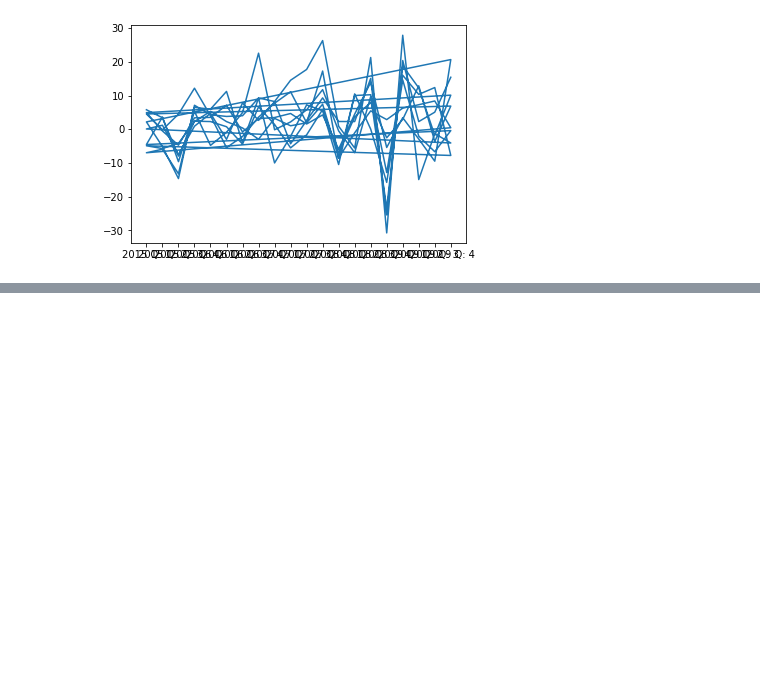
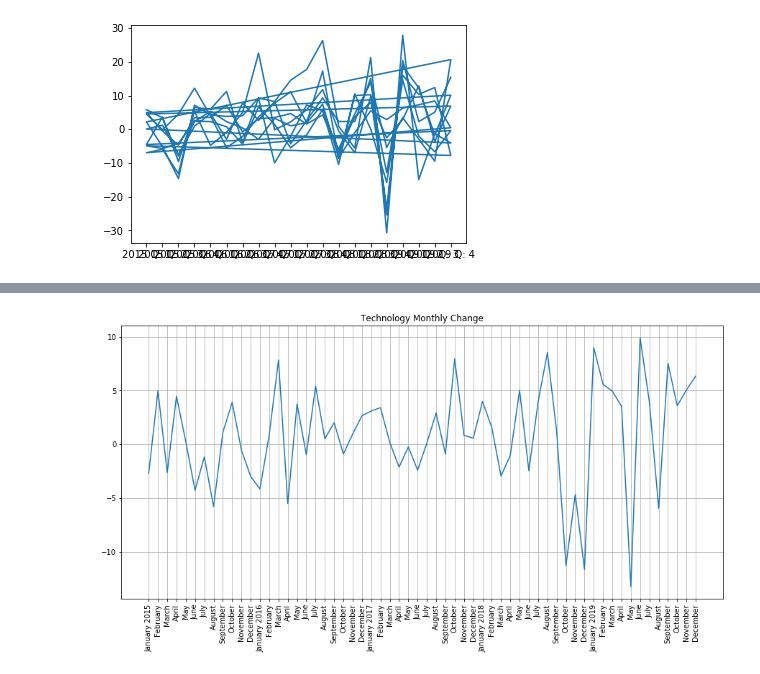
Before and after one commit to Jdshah06/S-P-500-Stock-Analysis, a Jupyter notebook: Project Dow Test.ipynb, the cells around one changed output, grey strips where cells are left out. Cells and saved outputs as stored; diff of their text form; code cells hidden in the pictures; blank space fills up the shorter version.

```diff
--- a/Project Dow Test.ipynb
+++ b/Project Dow Test.ipynb
@@ -451,0 +585,4 @@ plt.plot(stocks_quarter_graph["Quarterly Change"])
+# %%
+t_df= stocks_b['Technology']
+technology=pd.DataFrame(t_df)
+technology
@@ -451,0 +608,9 @@ plt.plot(stocks_quarter_graph["Quarterly Change"])
+# %%
+fig=plt.figure(figsize=(15,7))
+ax= np.arange(len(technology))
+plt.plot(ax, technology)
+plt.title('Technology Monthly Change')
+plt.xticks(ax,calender,rotation=90)
+plt.grid()
+# %% [output]
+[figure, added]
```
Also changed, not shown: parts of 31 cells of this notebook.
